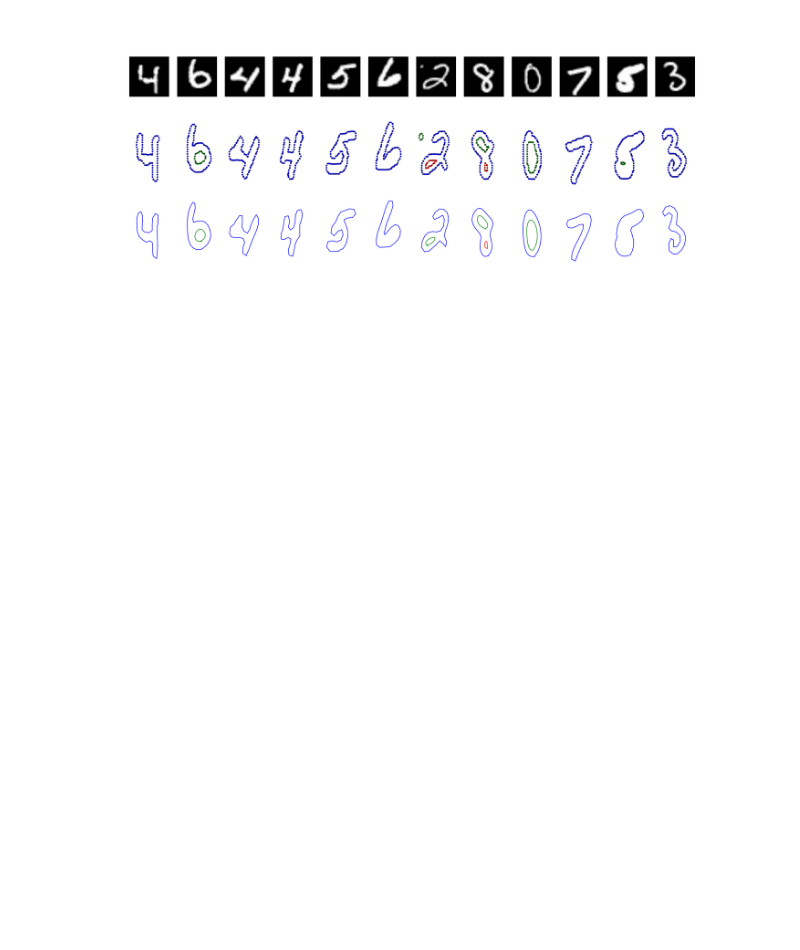
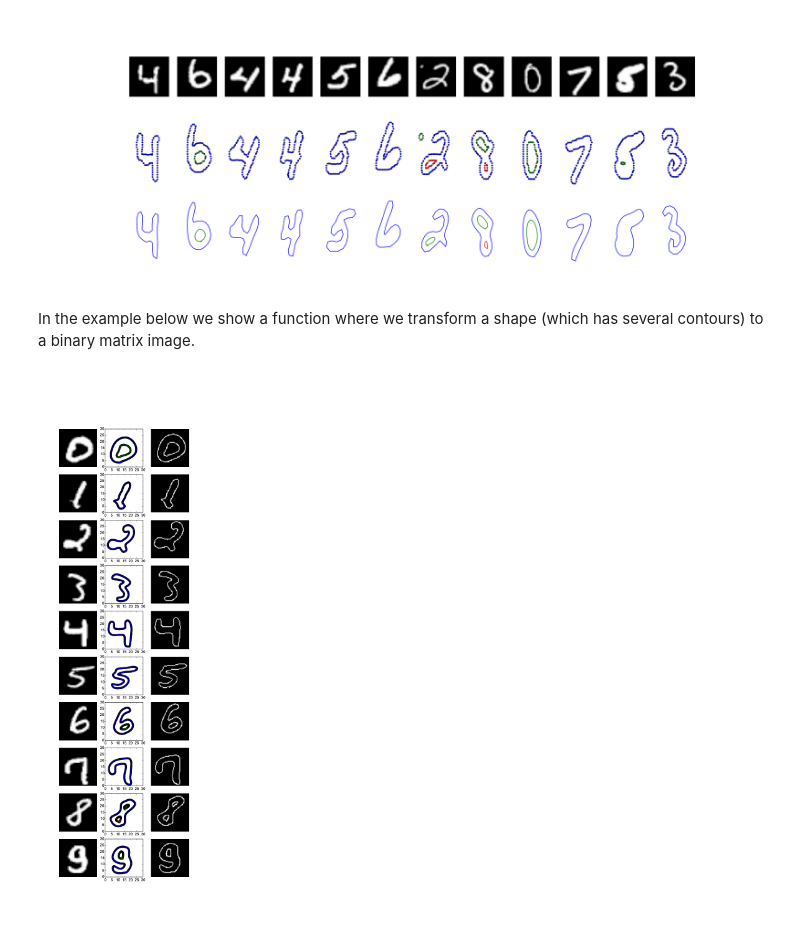
Before and after one commit to neurodata/non-parametric-clustering, a Jupyter notebook: testing_shape_clustering2.ipynb, the cells around one changed output. Drawn from its saved outputs; the diff is of its cells as text; code cells hidden in the pictures; blank space fills up the shorter version.

```diff
--- a/testing_shape_clustering2.ipynb
+++ b/testing_shape_clustering2.ipynb
@@ -145,3 +145,9 @@ Now we keep internal contours creating a shape for of $n$ points for each contou
 WImage(filename="figs/digits_multi_shapes.pdf")
 # %% [output]
 [figure]
+# %% [markdown]
+In the example below we show a function where we transform a shape (which has several contours) to a binary matrix image.
+# %%
+WImage(filename="figs/im_shape_im.pdf")
+# %% [output]
+[figure, added]
```
Also changed, not shown: parts of 3 cells of this notebook, 12 other files.
